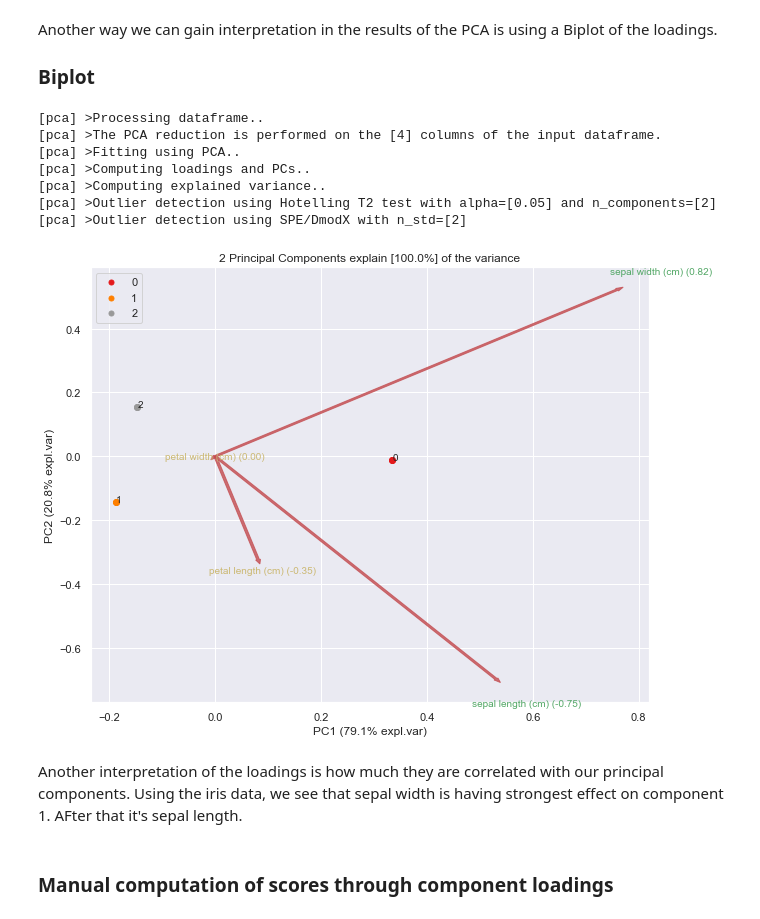
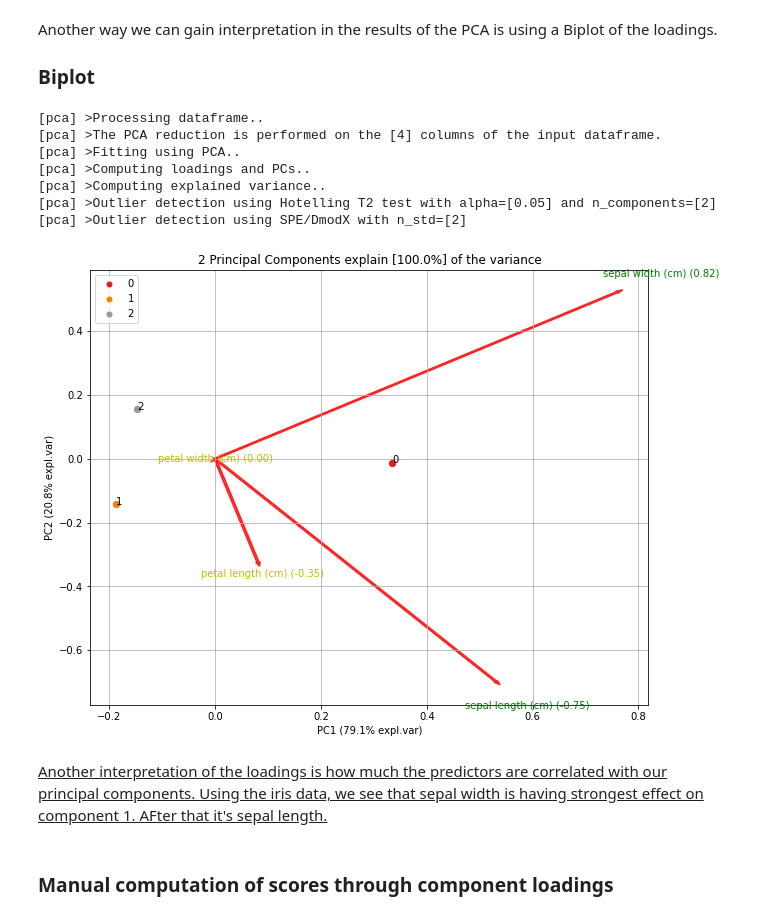
Before and after one commit to nshahpazov/fes-in-python, a Jupyter notebook: 04-eda.ipynb, the cells around one changed output. Saved outputs shown, nothing was run; the diff lists cells and outputs as text; code cells hidden in the pictures.

```diff
--- a/04-eda.ipynb
+++ b/04-eda.ipynb
@@ -658,36 +692,30 @@ Another way we can gain interpretation in the results of the PCA is using a Bipl
 
 ### **Biplot**
 # %%
-from pca import pca
-from sklearn import datasets
-iris = datasets.load_iris()
-X = iris.data
-y = iris.target
-
 # Initialize to reduce the data up to the number of componentes that explains 95% of the variance.
 iris = datasets.load_iris(as_frame=True)
 X = pd.DataFrame(data=iris.data, columns=iris.feature_names, index=iris.target)
 y = iris.target
 
 # Or reduce the data towards 2 PCs
-model = pca(n_components=2)
+model = pca_helper(n_components=2)
 
 # Fit transform
 results = model.fit_transform(X)
 
 # Make biplot with the number of features
 fig, ax = model.biplot(n_feat=4)
 # %% [output]
 [pca] >Processing dataframe..
 [pca] >The PCA reduction is performed on the [4] columns of the input dataframe.
 [pca] >Fitting using PCA..
 [pca] >Computing loadings and PCs..
 [pca] >Computing explained variance..
 [pca] >Outlier detection using Hotelling T2 test with alpha=[0.05] and n_components=[2]
 [pca] >Outlier detection using SPE/DmodX with n_std=[2]
-[figure, old version]
+[figure, new version]
 # %% [markdown]
-Another interpretation of the loadings is how much they are correlated with our principal components. Using the iris data, we see that sepal width is having strongest effect on component 1. AFter that it's sepal length.
+<u>Another interpretation of the loadings is how much the predictors are correlated with our principal components. Using the iris data, we see that sepal width is having strongest effect on component 1. AFter that it's sepal length. </u>
 # %% [markdown]
 ### **Manual computation of scores through component loadings**
 # %%
```
Also changed, not shown: parts of 33 cells of this notebook, 8 other files.
